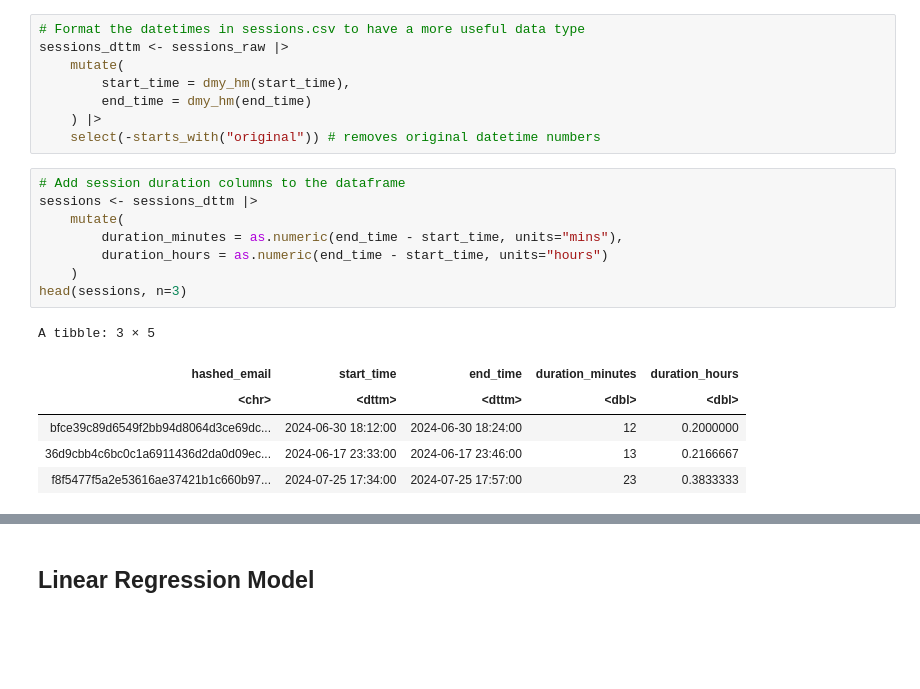
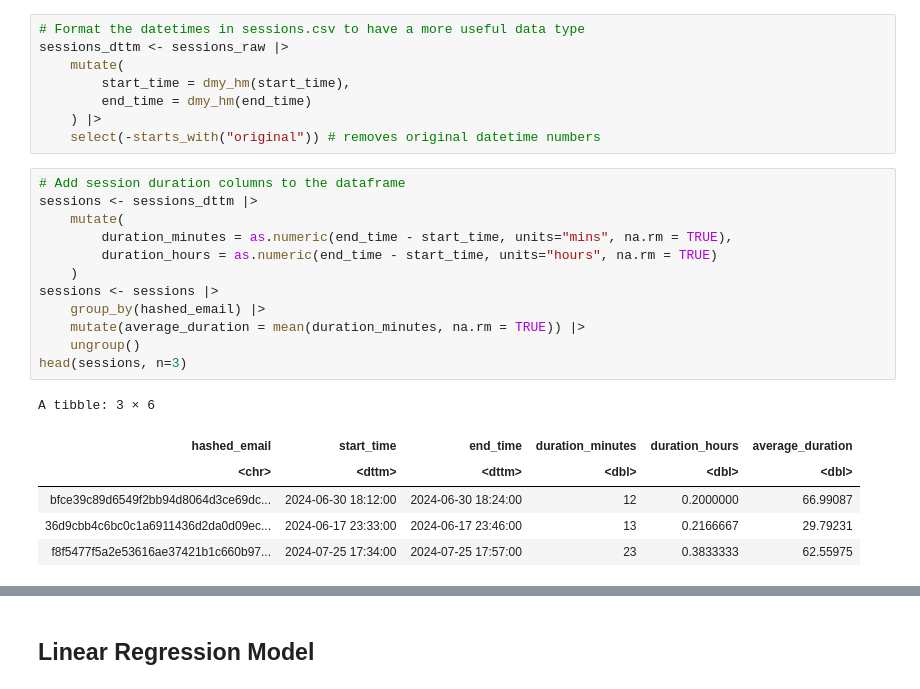
Before and after one commit to arevaura/dsci-100-2024w2-group-9, a Jupyter notebook: DSCI 100 007 - Group 9 Final Report.ipynb, the cells around one changed output, grey strips where cells are left out. Saved outputs shown, nothing was run; the diff lists cells and outputs as text; blank space fills up the shorter version.

Commit message:
Changed variables and calculated rmse
I removed the gender column and replaced it by calculating the average duration of a player's sessions, as well as calculating the rmse of the model.

```diff
--- a/DSCI 100 007 - Group 9 Final Report.ipynb
+++ b/DSCI 100 007 - Group 9 Final Report.ipynb
@@ -197,18 +181,22 @@ sessions_dttm <- sessions_raw |>
 # %%
 # Add session duration columns to the dataframe
 sessions <- sessions_dttm |>
     mutate(
-        duration_minutes = as.numeric(end_time - start_time, units="mins"),
-        duration_hours = as.numeric(end_time - start_time, units="hours")
+        duration_minutes = as.numeric(end_time - start_time, units="mins", na.rm = TRUE),
+        duration_hours = as.numeric(end_time - start_time, units="hours", na.rm = TRUE)
     )
+sessions <- sessions |>
+    group_by(hashed_email) |>
+    mutate(average_duration = mean(duration_minutes, na.rm = TRUE)) |>
+    ungroup()
 head(sessions, n=3)
 # %% [output]
-A tibble: 3 × 5
+A tibble: 3 × 6
-| hashed_email | start_time | end_time | duration_minutes | duration_hours |
-| <chr> | <dttm> | <dttm> | <dbl> | <dbl> |
-| bfce39c89d6549f2bb94d8064d3ce69dc... | 2024-06-30 18:12:00 | 2024-06-30 18:24:00 | 12 | 0.2000000 |
-| 36d9cbb4c6bc0c1a6911436d2da0d09ec... | 2024-06-17 23:33:00 | 2024-06-17 23:46:00 | 13 | 0.2166667 |
-| f8f5477f5a2e53616ae37421b1c660b97... | 2024-07-25 17:34:00 | 2024-07-25 17:57:00 | 23 | 0.3833333 |
+| hashed_email | start_time | end_time | duration_minutes | duration_hours | average_duration |
+| <chr> | <dttm> | <dttm> | <dbl> | <dbl> | <dbl> |
+| bfce39c89d6549f2bb94d8064d3ce69dc... | 2024-06-30 18:12:00 | 2024-06-30 18:24:00 | 12 | 0.2000000 | 66.99087 |
+| 36d9cbb4c6bc0c1a6911436d2da0d09ec... | 2024-06-17 23:33:00 | 2024-06-17 23:46:00 | 13 | 0.2166667 | 29.79231 |
+| f8f5477f5a2e53616ae37421b1c660b97... | 2024-07-25 17:34:00 | 2024-07-25 17:57:00 | 23 | 0.3833333 | 62.55975 |
 # %%
 # Combine dataframes
 combined_data <- left_join(players, sessions, by = "hashed_email")
```
Also changed, not shown: parts of 5 cells of this notebook.
